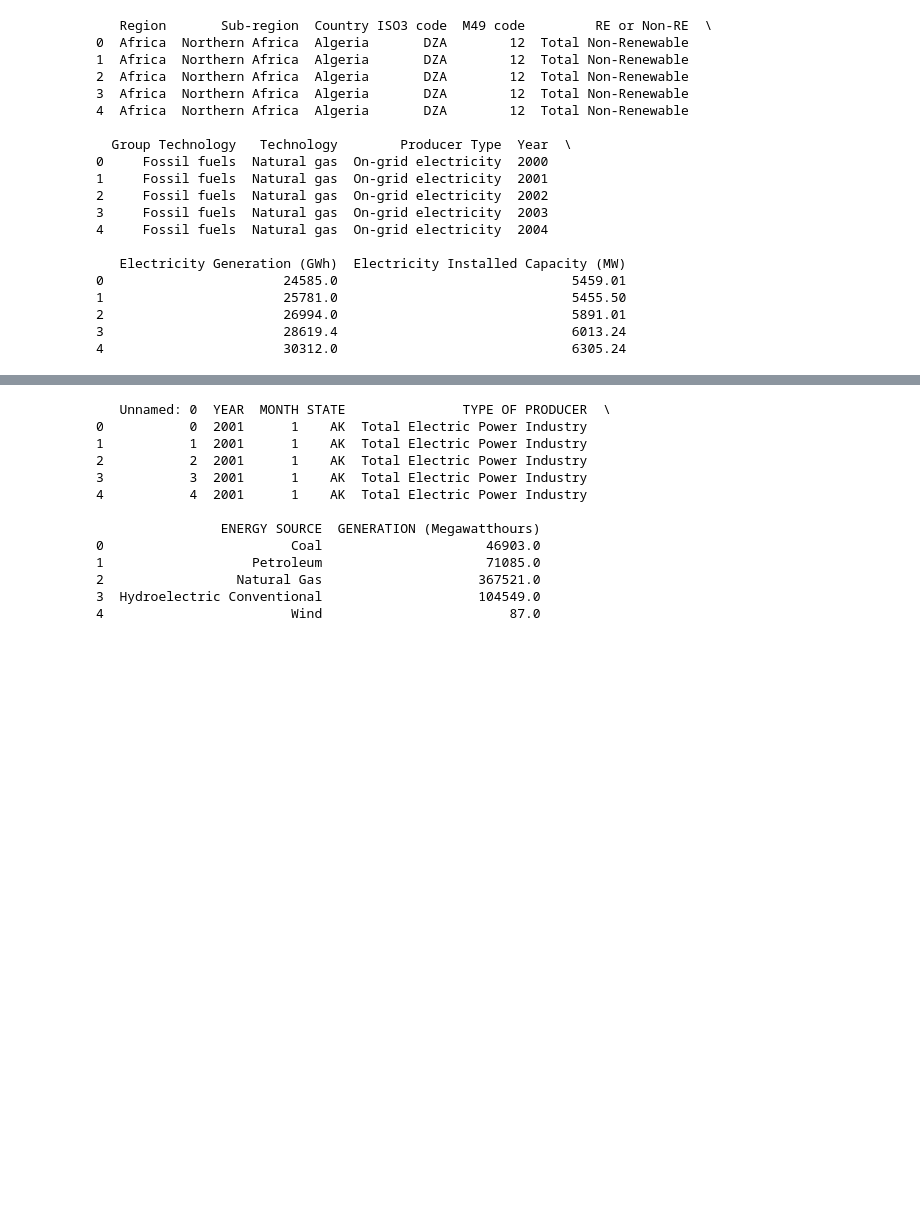
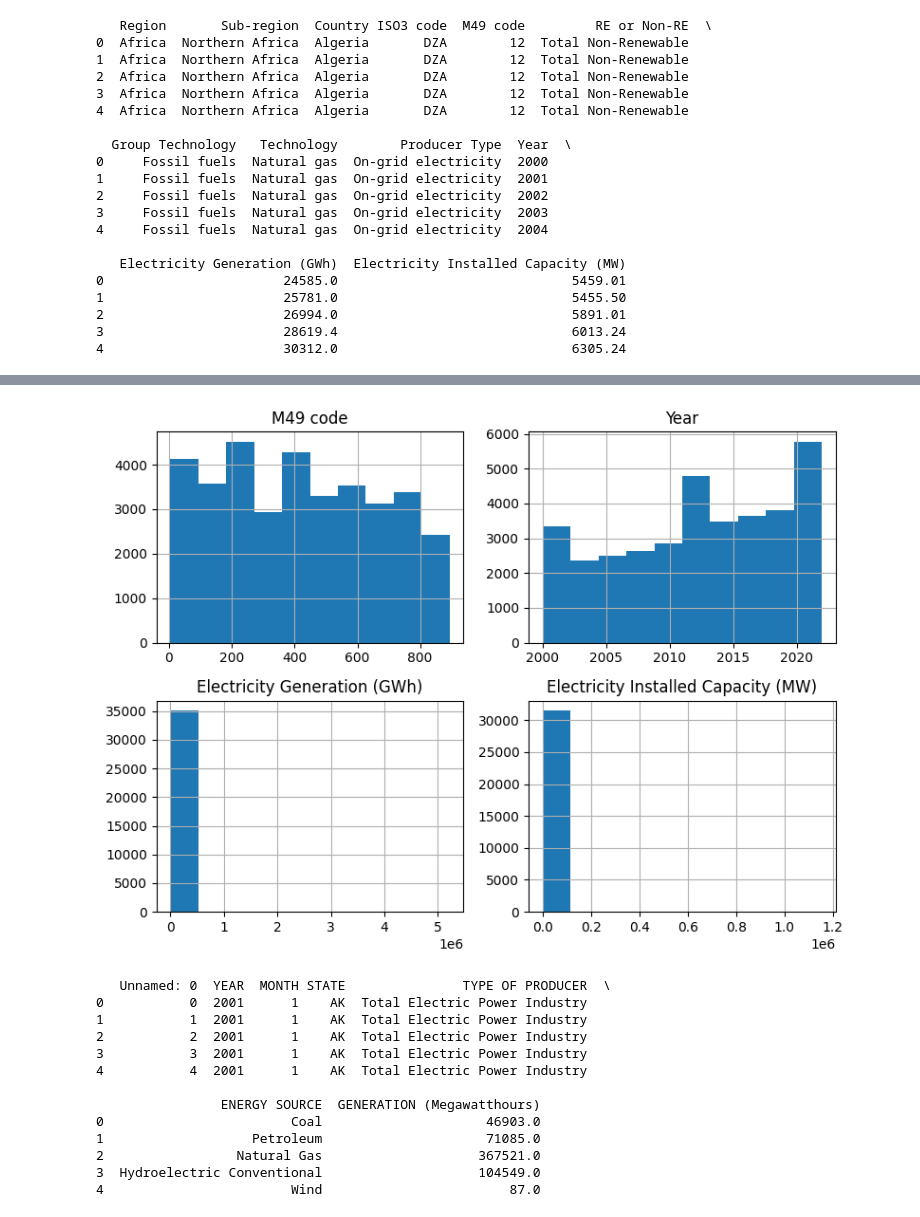
Before and after one commit to ericmach/DX699_HW2, a Jupyter notebook: Week2.ipynb, the cells around one changed output, grey strips where cells are left out. Drawn from its saved outputs; the diff is of its cells as text; code cells hidden in the pictures; blank space fills up the shorter version.

```diff
--- a/Week2.ipynb
+++ b/Week2.ipynb
@@ -77,3 +157,9 @@ print(irena.head())
+# %%
+irena.hist(figsize=(8, 6), bins=10)
+plt.tight_layout()
+plt.show()
+# %% [output]
+[figure, added]
 # %%
 file_path_1 = 'organised_Gen.csv'
 
```
Also changed, not shown: parts of 19 cells of this notebook.
